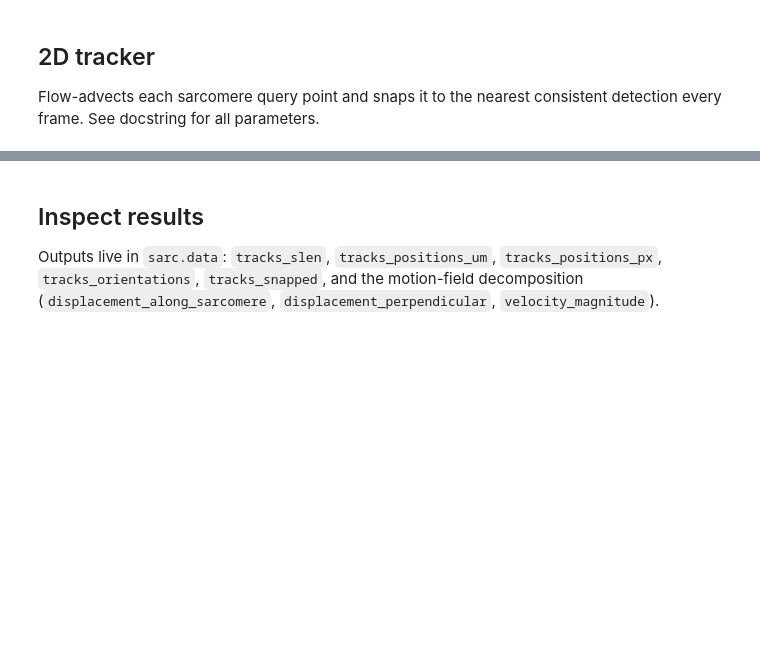
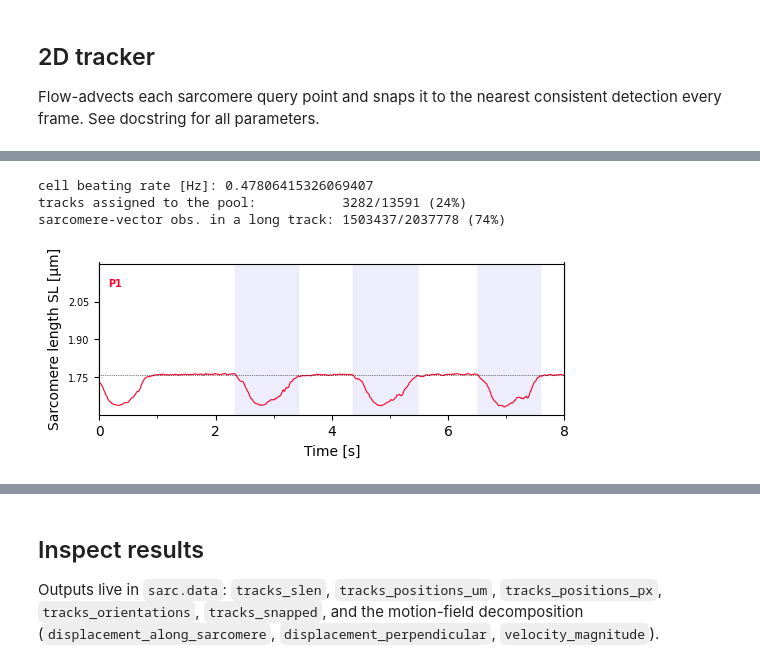
Before and after one commit to danihae/SarcAsM, a Jupyter notebook: docs/notebooks/tutorial_sarcomere_tracking.ipynb, the cells around one changed output, grey strips where cells are left out. Cells and saved outputs as stored; diff of their text form; code cells hidden in the pictures; blank space fills up the shorter version.

```diff
--- a/docs/notebooks/tutorial_sarcomere_tracking.ipynb
+++ b/docs/notebooks/tutorial_sarcomere_tracking.ipynb
@@ -14,6 +16,5 @@ import numpy as np
 Run the sarcomere U-Net on the movie (same upstream step as the structural and LOI tutorials). We also run the **3D U-Net fast-movie Z-band model** — it emits Z-band masks that are ~3× less noisy frame-to-frame than the per-frame 2D output and is used automatically by `analyze_sarcomere_vectors` when available.
 # %%
 file_path = '../../test_data/high_speed_single_ACTN2-citrine_CM/20kPa.tif'
-sarc = Structure(file_path)
-frames = list(range(100))  # use 'all' for the full movie
+sarc = Structure(file_path, restart=True)
 # %% [output]
@@ -57,0 +75,22 @@ sarc.track_sarcomere_vectors(frames=frames)
+# %%
+# (1) POOL  — whole-cell ensemble beating; zero-config, a safe first call
+sarc.analyze_track_motion(by='pool')   # all tracks with coverage >= 0.5 -> one signal
+print('cell beating rate [Hz]:', sarc.data['pool_beating_rate'][0])
+
+# --- QC: how much of the detected signal actually backs that pool trace? ---
+n_assigned = int((sarc.data['track_group_id'] >= 0).sum())
+n_tracks   = int(sarc.data['n_tracks'])
+n_vec_long = sarc.data['group_n_vectors_in_long_tracks']
+n_vec_tot  = sarc.data['group_n_vectors_total']
+print(f'tracks assigned to the pool:           {n_assigned}/{n_tracks} '
+      f'({100 * n_assigned / n_tracks:.0f}%)')
+print(f'sarcomere-vector obs. in a long track: {n_vec_long}/{n_vec_tot} '
+      f'({100 * n_vec_long / n_vec_tot:.0f}%)')
+# The track count is dominated by many short fragments, so it looks low; weighting by
+# sarcomere-vector observations shows most of the real signal is captured by long tracks.
+
+# whole-cell mean sarcomere length over time
+fig, ax = plt.subplots(figsize=(6, 2))
+Plots.plot_slen_mean(ax, sarc, kind='pool', t_lim=(0, 8))
+plt.show()
+# %% [output]
@@ -57,0 +100,4 @@ sarc.track_sarcomere_vectors(frames=frames)
+cell beating rate [Hz]: 0.47806415326069407
+tracks assigned to the pool:           3282/13591 (24%)
+sarcomere-vector obs. in a long track: 1503437/2037778 (74%)
+[figure, added]
```
Also changed, not shown: parts of 17 cells of this notebook, 1 other file.
